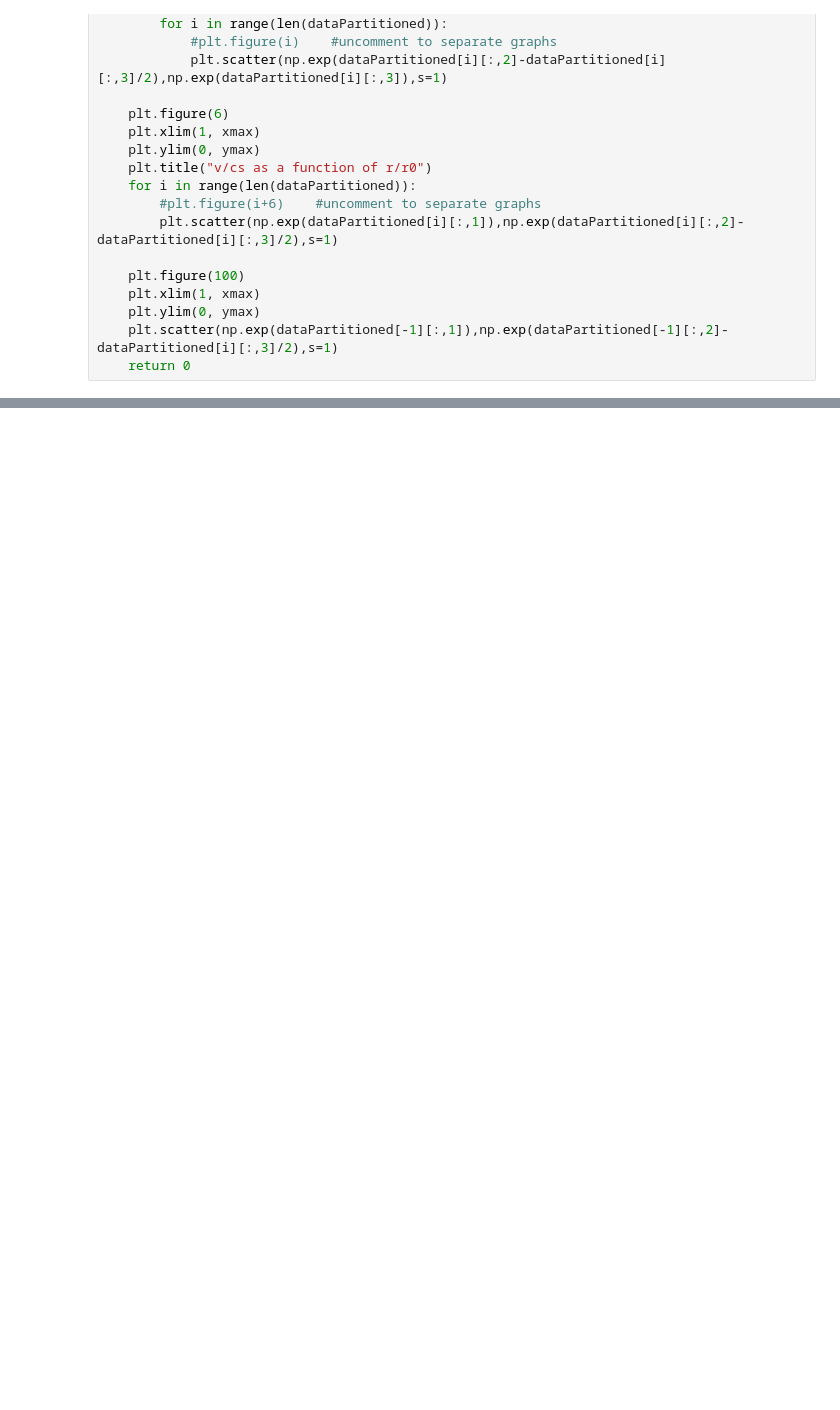
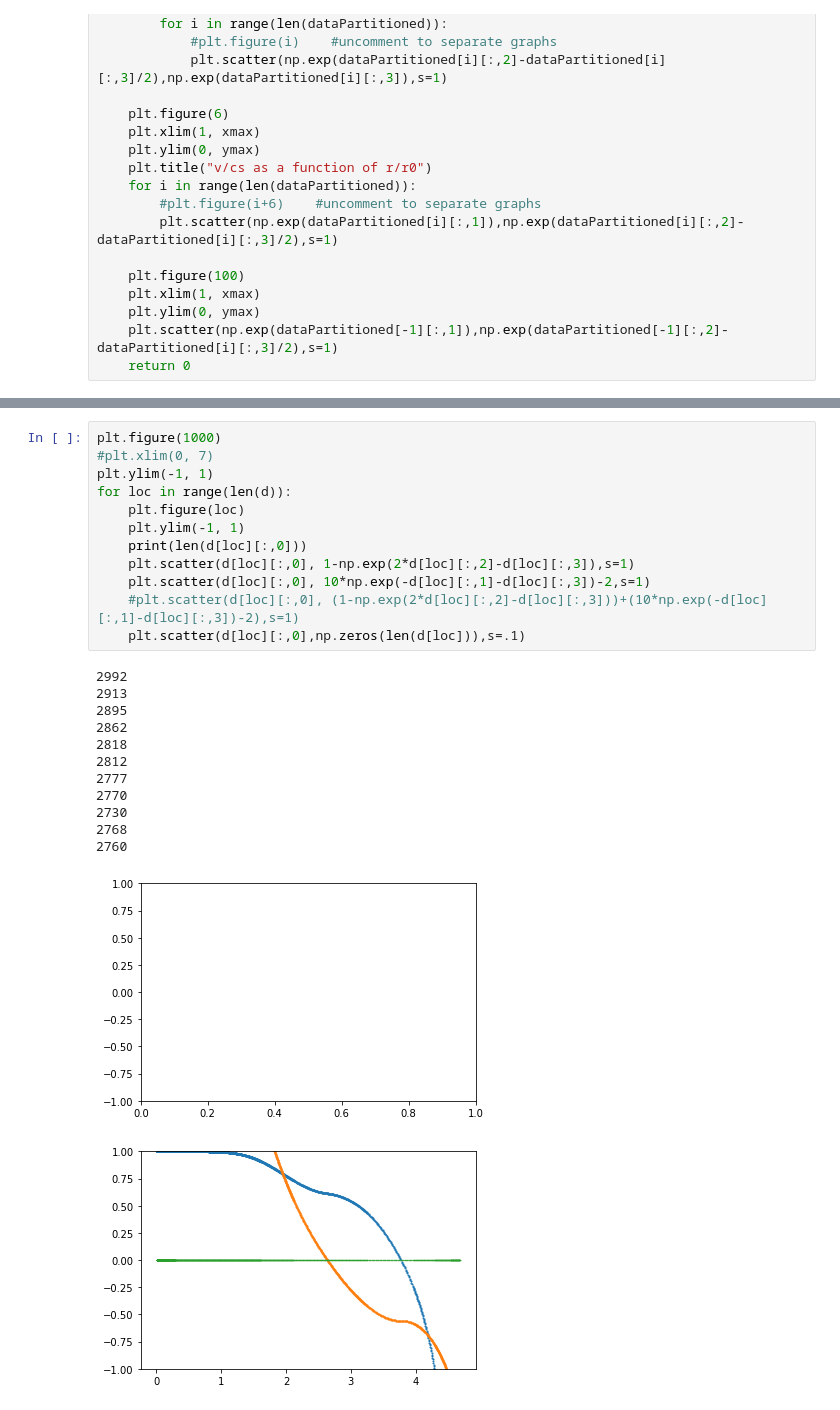
Before and after one commit to bnevs88/neutrino-winds, a Jupyter notebook: neutrino-winds/readCData.ipynb, the cells around one changed output, grey strips where cells are left out. Cells and saved outputs as stored; diff of their text form; blank space fills up the shorter version.

```diff
--- a/neutrino-winds/readCData.ipynb
+++ b/neutrino-winds/readCData.ipynb
@@ -151,0 +132,26 @@ plt.scatter(np.exp(d[:,1]),np.exp(d[:,2]-d[:,3]/2),s=1);
+# %%
+plt.figure(1000)
+#plt.xlim(0, 7)
+plt.ylim(-1, 1)
+for loc in range(len(d)):
+    plt.figure(loc)
+    plt.ylim(-1, 1)
+    print(len(d[loc][:,0]))
+    plt.scatter(d[loc][:,0], 1-np.exp(2*d[loc][:,2]-d[loc][:,3]),s=1)
+    plt.scatter(d[loc][:,0], 10*np.exp(-d[loc][:,1]-d[loc][:,3])-2,s=1)
+    #plt.scatter(d[loc][:,0], (1-np.exp(2*d[loc][:,2]-d[loc][:,3]))+(10*np.exp(-d[loc][:,1]-d[loc][:,3])-2),s=1)
+    plt.scatter(d[loc][:,0],np.zeros(len(d[loc])),s=.1)
+# %% [output]
+2992
+2913
+2895
+2862
+2818
+2812
+2777
+2770
+2730
+2768
+2760
+[figure, added]
+[figure, added]
```
Also changed, not shown: parts of 7 cells of this notebook, 17 other files.
